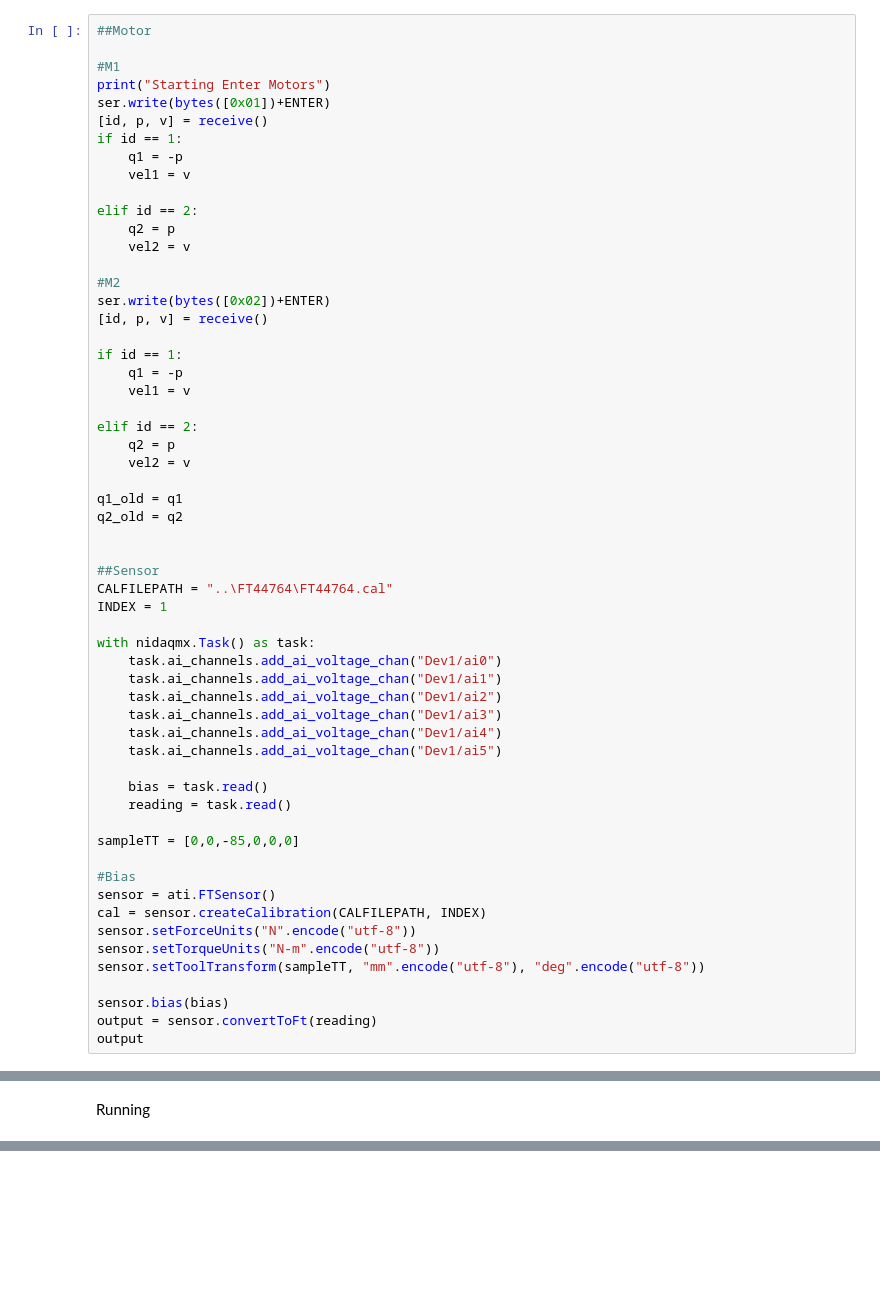
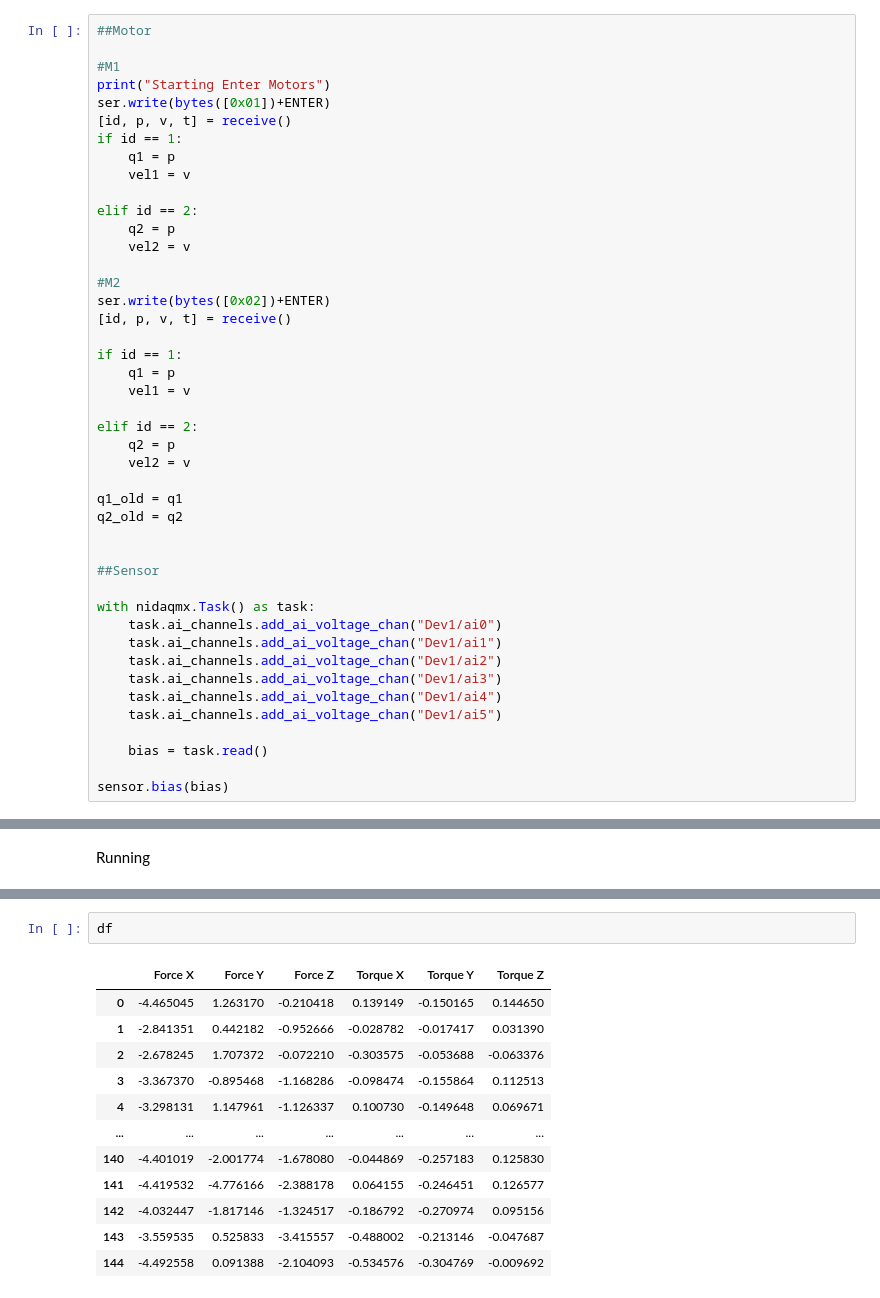
Before and after one commit to AndyBestIsBored/Desktop_Rehab, a Jupyter notebook: Main_Exp_Code.ipynb, the cells around one changed output, grey strips where cells are left out. Saved outputs shown, nothing was run; the diff lists cells and outputs as text; blank space fills up the shorter version.

```diff
--- a/Main_Exp_Code.ipynb
+++ b/Main_Exp_Code.ipynb
@@ -191,9 +231,9 @@ Enter Motor and Re-bias Force Sensor
 #M1
 print("Starting Enter Motors")
 ser.write(bytes([0x01])+ENTER)
-[id, p, v] = receive()
+[id, p, v, t] = receive()
 if id == 1:
-    q1 = -p
+    q1 = p
     vel1 = v
 
 elif id == 2:
@@ -202,10 +242,10 @@ elif id == 2:
 
 #M2
 ser.write(bytes([0x02])+ENTER)
-[id, p, v] = receive()
+[id, p, v, t] = receive()
 
 if id == 1:
-    q1 = -p
+    q1 = p
     vel1 = v
 
 elif id == 2:
@@ -217,8 +257,6 @@ q2_old = q2
 
 
 ##Sensor
-CALFILEPATH = "..\FT44764\FT44764.cal"
-INDEX = 1
 
 with nidaqmx.Task() as task:
     task.ai_channels.add_ai_voltage_chan("Dev1/ai0")
@@ -229,17 +267,5 @@ with nidaqmx.Task() as task:
     task.ai_channels.add_ai_voltage_chan("Dev1/ai5")
 
     bias = task.read()
-    reading = task.read()
-
-sampleTT = [0,0,-85,0,0,0]
-
-#Bias
-sensor = ati.FTSensor()
-cal = sensor.createCalibration(CALFILEPATH, INDEX)
-sensor.setForceUnits("N".encode("utf-8"))
-sensor.setTorqueUnits("N-m".encode("utf-8"))
-sensor.setToolTransform(sampleTT, "mm".encode("utf-8"), "deg".encode("utf-8"))
 
 sensor.bias(bias)
-output = sensor.convertToFt(reading)
-output
@@ -360,0 +428,15 @@ print(logs)
+# %%
+df
+# %% [output]
+|  | Force X | Force Y | Force Z | Torque X | Torque Y | Torque Z |
+| 0 | -4.465045 | 1.263170 | -0.210418 | 0.139149 | -0.150165 | 0.144650 |
+| 1 | -2.841351 | 0.442182 | -0.952666 | -0.028782 | -0.017417 | 0.031390 |
+| 2 | -2.678245 | 1.707372 | -0.072210 | -0.303575 | -0.053688 | -0.063376 |
+| 3 | -3.367370 | -0.895468 | -1.168286 | -0.098474 | -0.155864 | 0.112513 |
+| 4 | -3.298131 | 1.147961 | -1.126337 | 0.100730 | -0.149648 | 0.069671 |
+| ... | ... | ... | ... | ... | ... | ... |
+| 140 | -4.401019 | -2.001774 | -1.678080 | -0.044869 | -0.257183 | 0.125830 |
+| 141 | -4.419532 | -4.776166 | -2.388178 | 0.064155 | -0.246451 | 0.126577 |
+| 142 | -4.032447 | -1.817146 | -1.324517 | -0.186792 | -0.270974 | 0.095156 |
+| 143 | -3.559535 | 0.525833 | -3.415557 | -0.488002 | -0.213146 | -0.047687 |
+| 144 | -4.492558 | 0.091388 | -2.104093 | -0.534576 | -0.304769 | -0.009692 |
```
Also changed, not shown: parts of 13 cells of this notebook.
